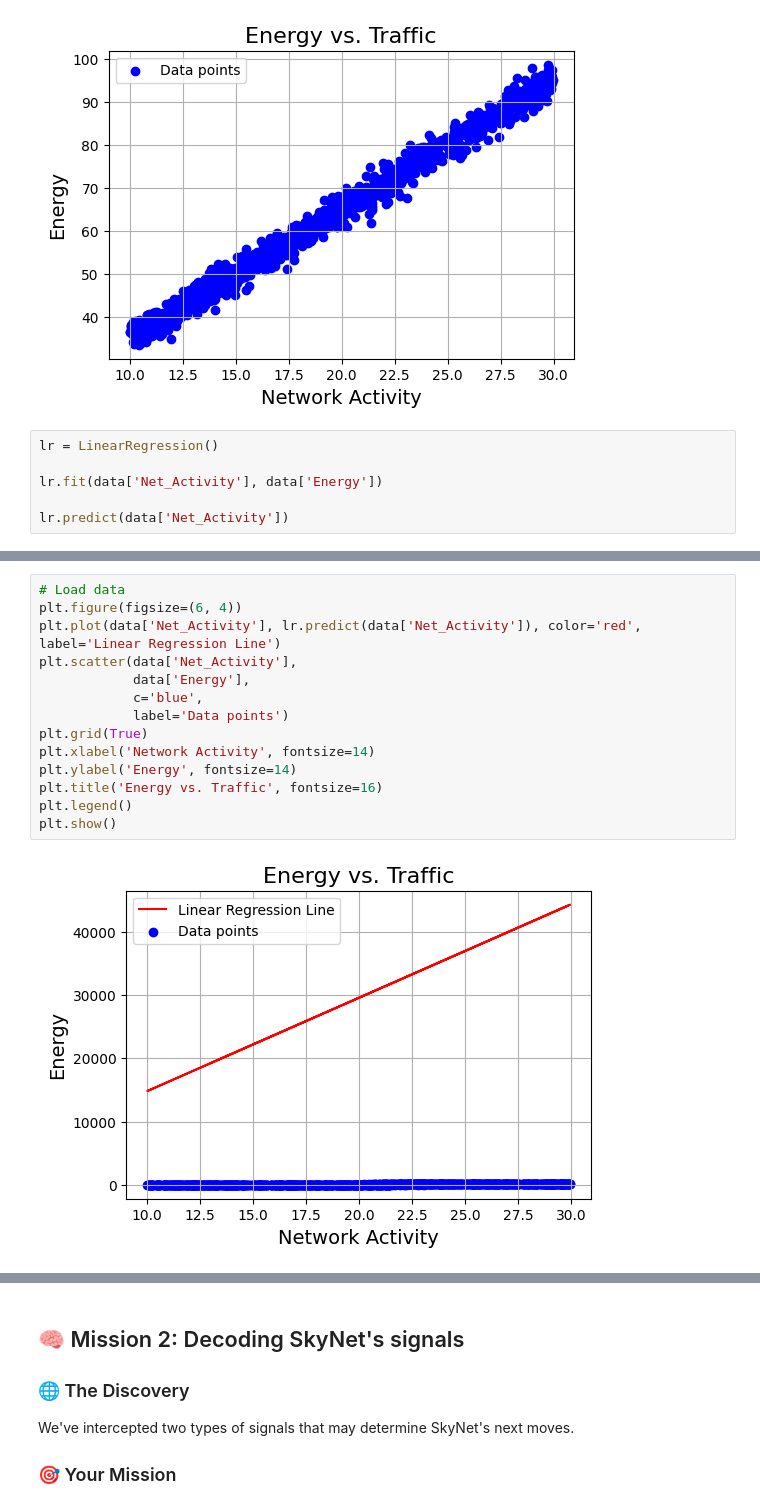
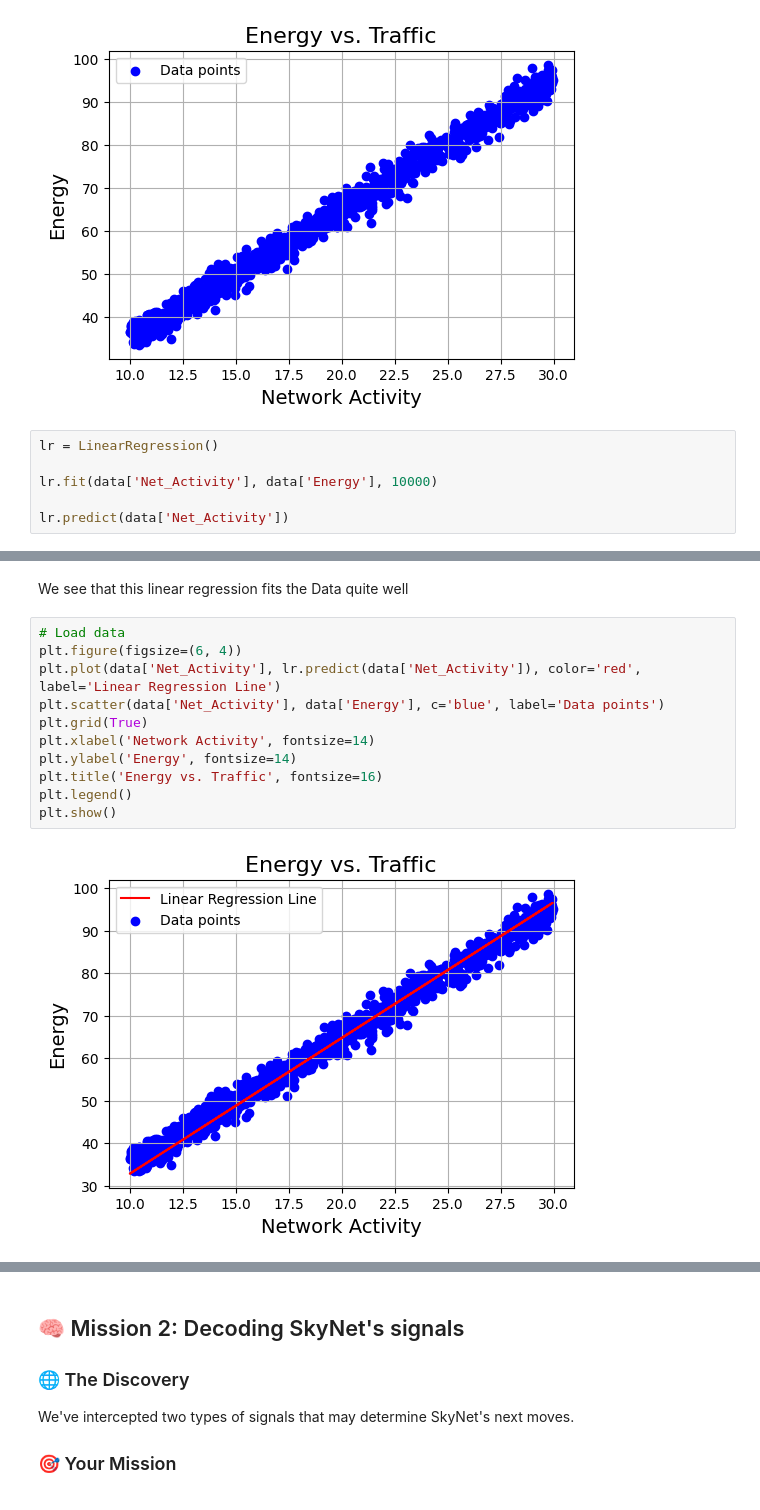
Before and after one commit to flippi321/TDT4172-Introduction-to-Machine-Learning, a Jupyter notebook: Assignment 1/Chapter_1.ipynb, the cells around one changed output, grey strips where cells are left out. Drawn from its saved outputs; the diff is of its cells as text.

```diff
--- a/Assignment 1/Chapter_1.ipynb
+++ b/Assignment 1/Chapter_1.ipynb
@@ -85,7 +85,7 @@ plt.show()
 # %%
 lr = LinearRegression()
 
-lr.fit(data['Net_Activity'], data['Energy'])
+lr.fit(data['Net_Activity'], data['Energy'], 10000)
 
 lr.predict(data['Net_Activity'])
 # %% [output]
@@ -126,16 +117,15 @@ lr.predict(data['Net_Activity'])
+# %% [markdown]
+We see that this linear regression fits the Data quite well
 # %%
 # Load data
 plt.figure(figsize=(6, 4))
 plt.plot(data['Net_Activity'], lr.predict(data['Net_Activity']), color='red', label='Linear Regression Line')
-plt.scatter(data['Net_Activity'],
-            data['Energy'],
-            c='blue',
-            label='Data points')
+plt.scatter(data['Net_Activity'], data['Energy'], c='blue', label='Data points')
 plt.grid(True)
 plt.xlabel('Network Activity', fontsize=14)
 plt.ylabel('Energy', fontsize=14)
 plt.title('Energy vs. Traffic', fontsize=16)
 plt.legend()
 plt.show()
 # %% [output]
-[figure, old version]
+[figure, new version]
```
Also changed, not shown: parts of 6 cells of this notebook.
